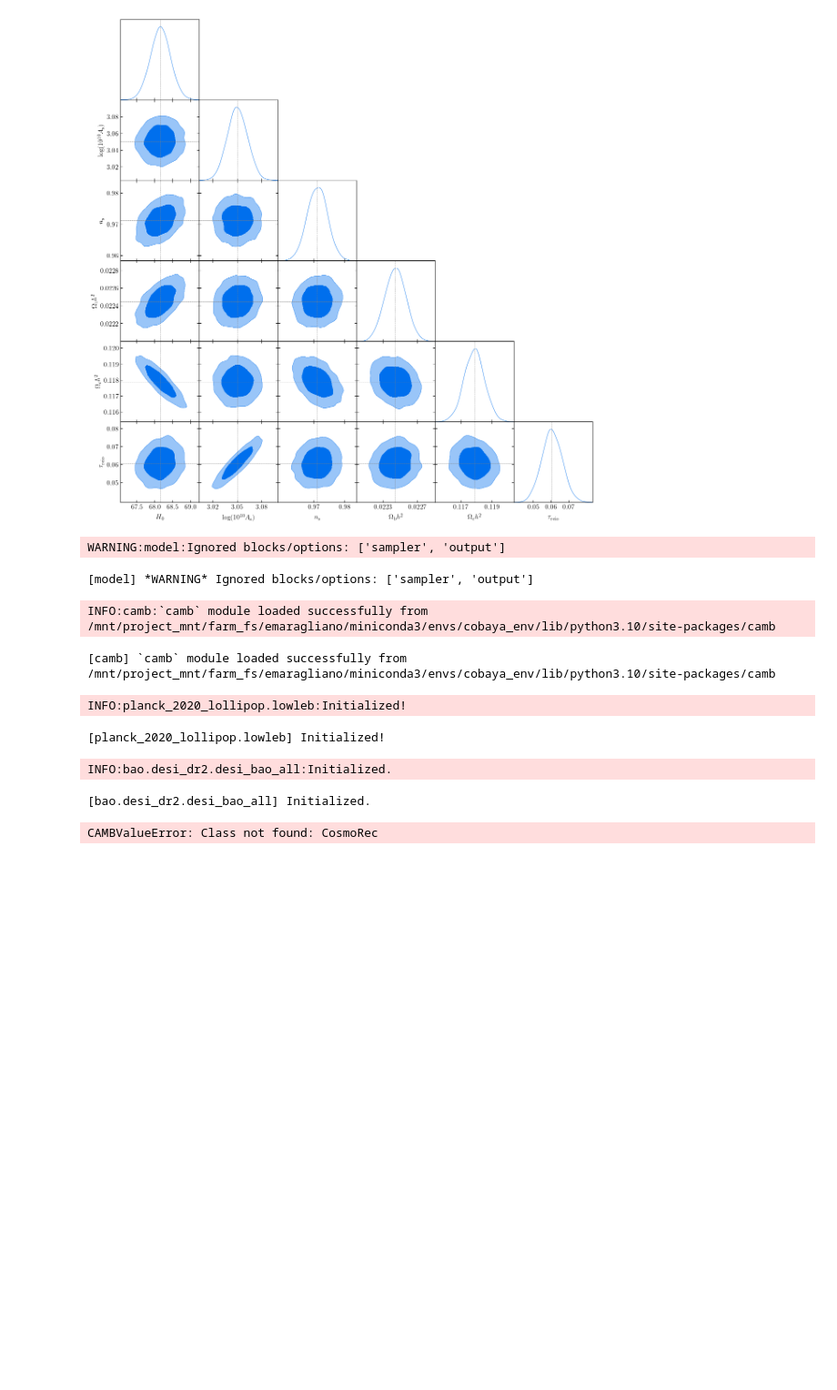
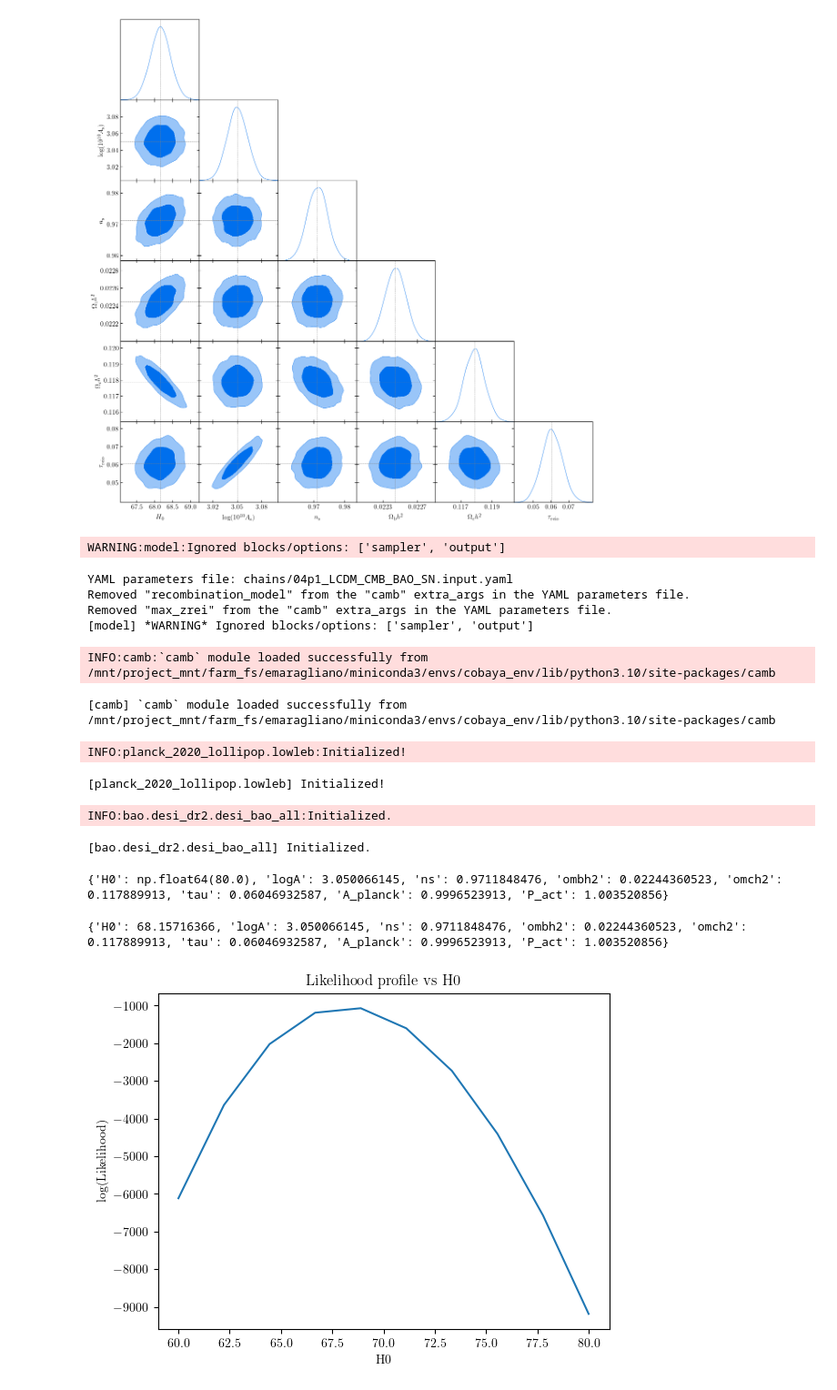
Before and after one commit to GenovaCosmology/ParametricModels, a Jupyter notebook: LCDM/parsing_example.ipynb, the cells around one changed output. Shown at 91% size. Drawn from its saved outputs; the diff is of its cells as text; code cells hidden in the pictures; blank space fills up the shorter version.

Commit message:
profile of logL working

```diff
--- a/LCDM/parsing_example.ipynb
+++ b/LCDM/parsing_example.ipynb
@@ -180,6 +180,7 @@ import yaml
 
 # define the path to the YAML parameters file:
 yaml_params = os.path.join(chains_dir, name + '.input.yaml')
+print('YAML parameters file:', yaml_params)
 # load the parameters from the YAML file:
 with open(yaml_params, 'r') as f:
     params_dict = yaml.safe_load(f)
@@ -188,11 +189,18 @@ if 'path' in params_dict.get('theory', {}).get('camb', {}):
     del params_dict['theory']['camb']['path']
 if 'recombination_model' in params_dict.get('theory', {}).get('camb', {}).get('extra_args', {}):
     del params_dict['theory']['camb']['extra_args']['recombination_model']
+    print('Removed "recombination_model" from the "camb" extra_args in the YAML parameters file.')
+if 'max_zrei'in params_dict.get('theory', {}).get('camb', {}).get('extra_args', {}):
+    del params_dict['theory']['camb']['extra_args']['max_zrei']
+    print('Removed "max_zrei" from the "camb" extra_args in the YAML parameters file.')
 
 # build the model:
-model = get_model(yaml_params)
+model = get_model(params_dict)
 # %% [output]
 WARNING:model:Ignored blocks/options: ['sampler', 'output']
+YAML parameters file: chains/04p1_LCDM_CMB_BAO_SN.input.yaml
+Removed "recombination_model" from the "camb" extra_args in the YAML parameters file.
+Removed "max_zrei" from the "camb" extra_args in the YAML parameters file.
 [model] *WARNING* Ignored blocks/options: ['sampler', 'output']
 INFO:camb:`camb` module loaded successfully from /mnt/project_mnt/farm_fs/emaragliano/miniconda3/envs/cobaya_env/lib/python3.10/site-packages/camb
 [camb] `camb` module loaded successfully from /mnt/project_mnt/farm_fs/emaragliano/miniconda3/envs/cobaya_env/lib/python3.10/site-packages/camb
@@ -200,25 +208,42 @@ INFO:planck_2020_lollipop.lowleb:Initialized!
 [planck_2020_lollipop.lowleb] Initialized!
 INFO:bao.desi_dr2.desi_bao_all:Initialized.
 [bao.desi_dr2.desi_bao_all] Initialized.
-CAMBValueError: Class not found: CosmoRec
+# %%
+params = model.parameterization.sampled_params()
+print(params)
+# %% [output]
+{'H0': np.float64(80.0), 'logA': 3.050066145, 'ns': 0.9711848476, 'ombh2': 0.02244360523, 'omch2': 0.117889913, 'tau': 0.06046932587, 'A_planck': 0.9996523913, 'P_act': 1.003520856}
+# %%
+for p in params.keys():
+    params[p] = BestFitDict[p]  # Set the best fit values for all parameters
+# %%
+print(params)
+# %% [output]
+{'H0': 68.15716366, 'logA': 3.050066145, 'ns': 0.9711848476, 'ombh2': 0.02244360523, 'omch2': 0.117889913, 'tau': 0.06046932587, 'A_planck': 0.9996523913, 'P_act': 1.003520856}
 # %%
 import numpy as np
 
 loglikes = []
 
 # Now scan over H0
-H0_vals = np.linspace(60, 80, 50)
+H0_vals = np.linspace(60, 80, 10)
 
+# Loop over H0 values and compute log posterior
+for H0 in H0_vals:
 
-for H0 in H0_vals:
-    params = [0,0,0,0,0,0,0,0]  # Fix other params if needed
-    loglike = model.logpost(params)  # log posterior = log prior + log likelihood
+    params['H0'] = H0  # Set the current value of H0
+
+    # Fix other params if needed
+    loglike = model.loglike(params, return_derived=False)  # log posterior = log prior + log likelihood
     loglikes.append(loglike)
-# Plot
-plt.plot(H0_vals, loglikes)
-plt.xlabel("H0")
-plt.ylabel("log(Posterior)")
-plt.title("Likelihood profile vs H0")
-plt.show()
+# %%
+# Plot
+plt.plot(H0_vals, loglikes)
+plt.xlabel("H0")
+plt.ylabel("log(Likelihood)")
+plt.title("Likelihood profile vs H0")
+plt.show()
+# %% [output]
+[figure, added]
 # %%
 #model.__dict__
```
Also changed, not shown: 4 other files.
